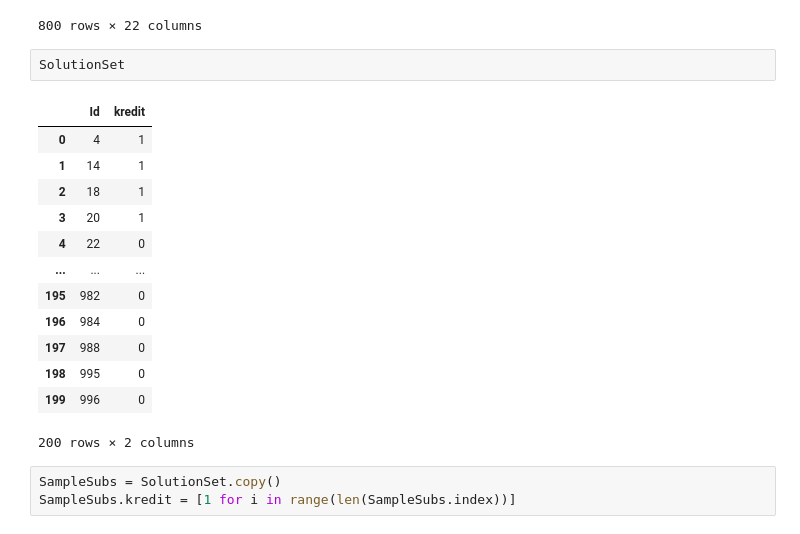
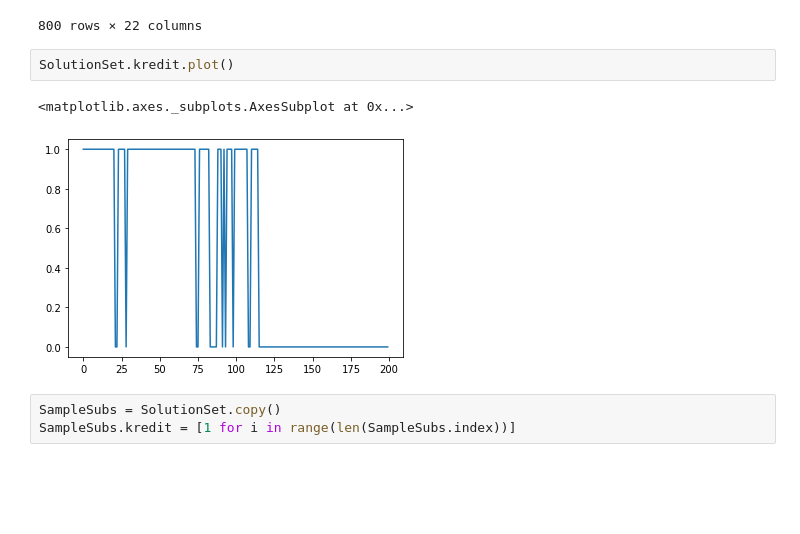
Before and after one commit to 15H44N/Machine-Learning-Projects, a Jupyter notebook: Data Cleaning-Prep/UCI-South-German-Credit/Data Prep.ipynb, the cells around one changed output. Drawn from its saved outputs; the diff is of its cells as text; blank space fills up the shorter version.

```diff
--- a/Data Cleaning-Prep/UCI-South-German-Credit/Data Prep.ipynb
+++ b/Data Cleaning-Prep/UCI-South-German-Credit/Data Prep.ipynb
@@ -103,21 +103,10 @@ train
 | 799 | 999 | 1 | 30 | 2 | 2 | 6350 | 5 | 5 | 4 | 3 | ... | ... |
 800 rows × 22 columns
 # %%
-SolutionSet
+SolutionSet.kredit.plot()
 # %% [output]
-|  | Id | kredit |
-| 0 | 4 | 1 |
-| 1 | 14 | 1 |
-| 2 | 18 | 1 |
-| 3 | 20 | 1 |
-| 4 | 22 | 0 |
-| ... | ... | ... |
-| 195 | 982 | 0 |
-| 196 | 984 | 0 |
-| 197 | 988 | 0 |
-| 198 | 995 | 0 |
-| 199 | 996 | 0 |
-200 rows × 2 columns
+<matplotlib.axes._subplots.AxesSubplot at 0x...>
+[figure, added]
 # %%
 SampleSubs = SolutionSet.copy()
 SampleSubs.kredit = [1 for i in range(len(SampleSubs.index))]
```
Also changed, not shown: parts of 1 cell of this notebook, 29 other files.
